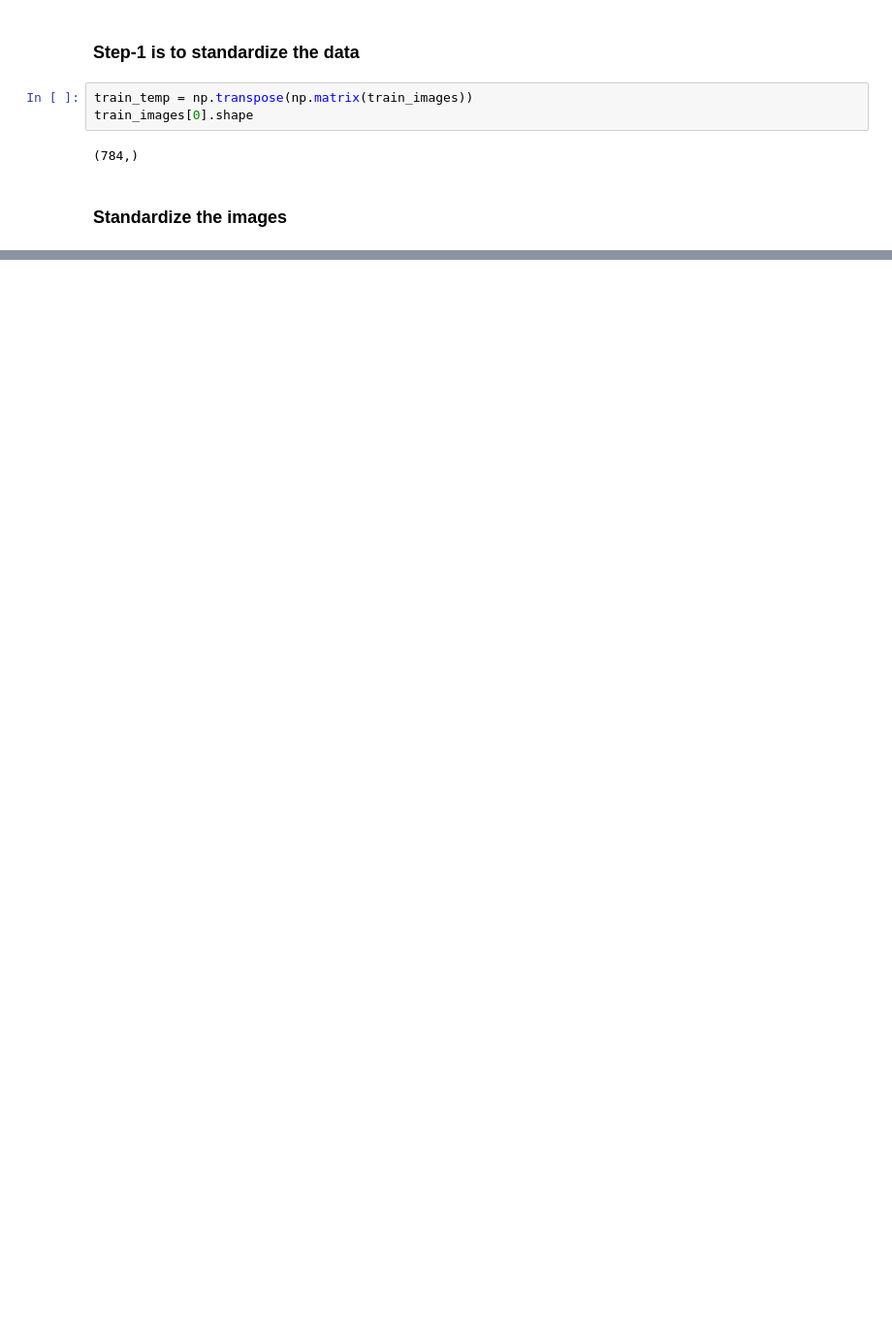
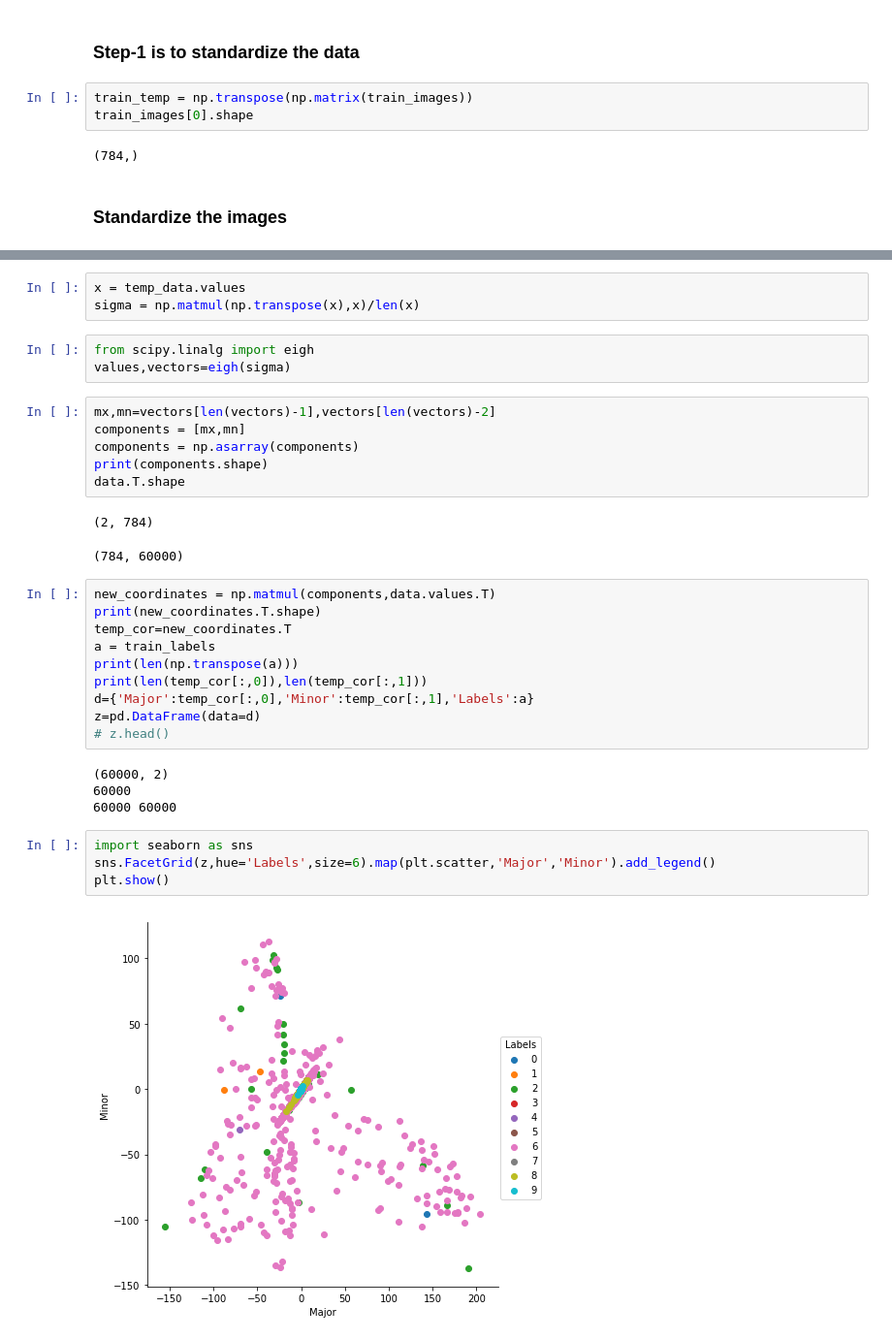
Before and after one commit to Raghavendra-Gali/MachineLearning, a Jupyter notebook: Course_2/UnsupervisedLearning/PCA/PCA_On_MNIST.ipynb, the cells around one changed output, grey strips where cells are left out. Shown at 97% size. Drawn from its saved outputs; the diff is of its cells as text; blank space fills up the shorter version.

```diff
--- a/Course_2/UnsupervisedLearning/PCA/PCA_On_MNIST.ipynb
+++ b/Course_2/UnsupervisedLearning/PCA/PCA_On_MNIST.ipynb
@@ -64,0 +118,35 @@ for i in range(len(train_temp)):
+# %%
+x = temp_data.values
+sigma = np.matmul(np.transpose(x),x)/len(x)
+# %%
+from scipy.linalg import eigh
+values,vectors=eigh(sigma)
+# %%
+mx,mn=vectors[len(vectors)-1],vectors[len(vectors)-2]
+components = [mx,mn]
+components = np.asarray(components)
+print(components.shape)
+data.T.shape
+# %% [output]
+(2, 784)
+(784, 60000)
+# %%
+new_coordinates = np.matmul(components,data.values.T)
+print(new_coordinates.T.shape)
+temp_cor=new_coordinates.T
+a = train_labels
+print(len(np.transpose(a)))
+print(len(temp_cor[:,0]),len(temp_cor[:,1]))
+d={'Major':temp_cor[:,0],'Minor':temp_cor[:,1],'Labels':a}
+z=pd.DataFrame(data=d)
+# z.head()
+# %% [output]
+(60000, 2)
+60000
+60000 60000
+# %%
+import seaborn as sns
+sns.FacetGrid(z,hue='Labels',size=6).map(plt.scatter,'Major','Minor').add_legend()
+plt.show()
+# %% [output]
+[figure, added]
```
Also changed, not shown: parts of 36 cells of this notebook.
